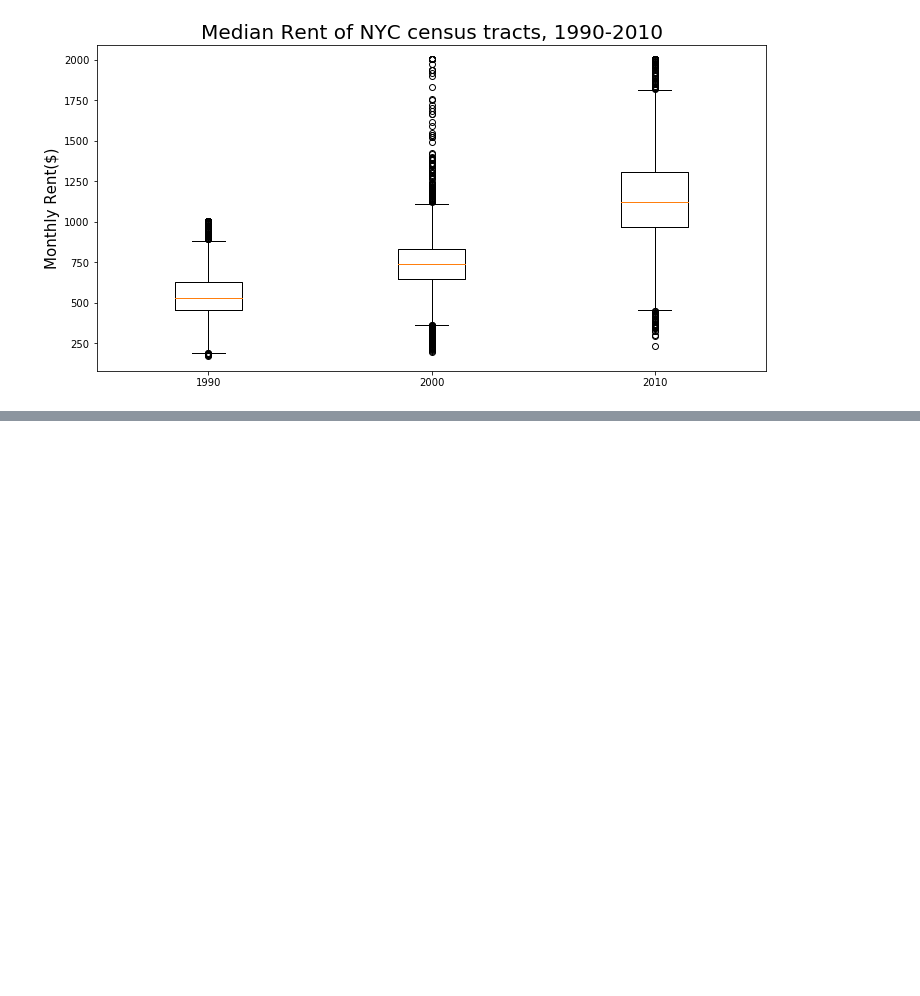
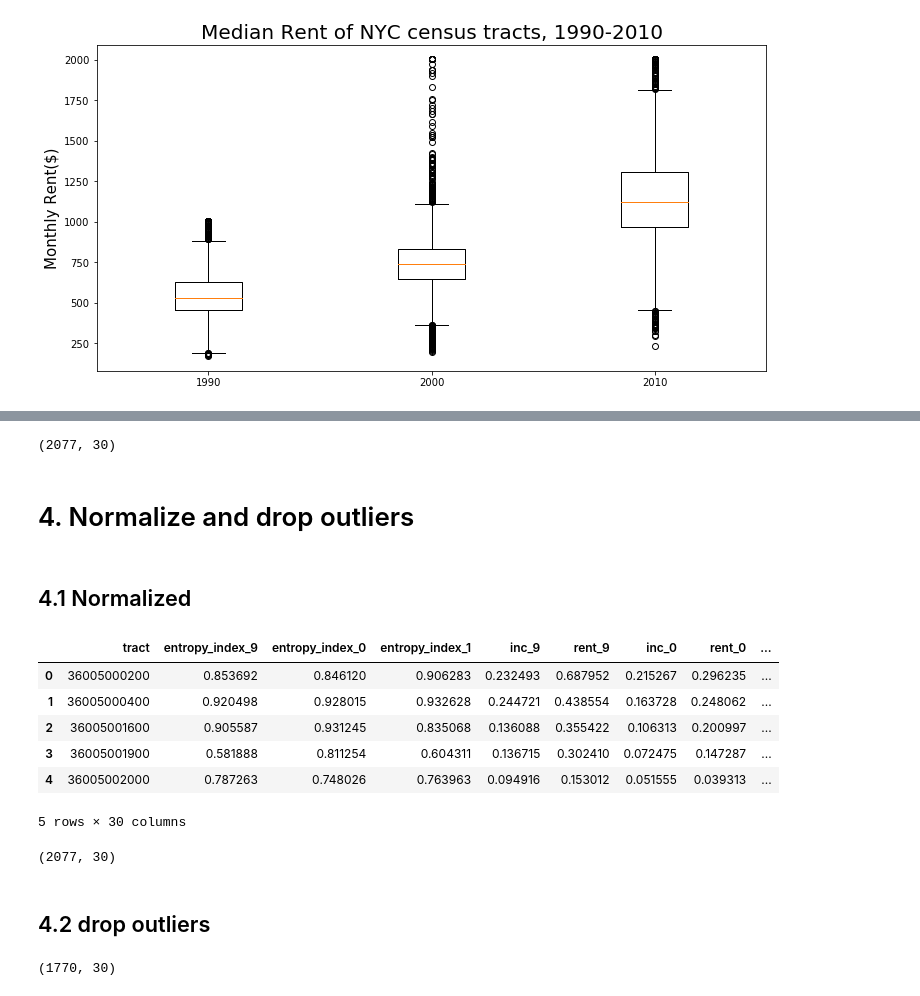
Before and after one commit to picniclin/NYC_yl5240, a Jupyter notebook: civic_clean&descripitive_Yuwei.ipynb, the cells around one changed output, grey strips where cells are left out. Saved outputs shown, nothing was run; the diff lists cells and outputs as text; code cells hidden in the pictures; blank space fills up the shorter version.

```diff
--- a/civic_clean&descripitive_Yuwei.ipynb
+++ b/civic_clean&descripitive_Yuwei.ipynb
@@ -563,0 +570,3 @@ plt.show()
+# %%
+df1 = pd.concat([df_census.iloc[:,:-4], df_change1, df_change2, df_census.iloc[:,-4:]], axis = 1)
+df1.head()
@@ -563,0 +581,4 @@ plt.show()
+# %%
+df1.shape
+# %% [output]
+(2077, 30)
@@ -563,0 +587,30 @@ plt.show()
+# %% [markdown]
+# 4. Normalize and drop outliers
+# %% [markdown]
+## 4.1 Normalized
+# %%
+def normalize(x):
+    norm = (x - x.min())/(x.max() - x.min())
+    return norm
+# %%
+df_normed0 = pd.DataFrame()
+df_normed0['tract'] = df1['tract']
+
+for i in range(1, df1.shape[1]-4):
+    df_normed0[df1.columns[i]] = normalize(df1.iloc[:,i])
+
+df_normed0 = pd.concat([df_normed0, df1.iloc[:,-4:]], axis = 1)
+
+df_normed0.head()
+# %% [output]
+|  | tract | entropy_index_9 | entropy_index_0 | entropy_index_1 | inc_9 | rent_9 | inc_0 | rent_0 | ... |
+| 0 | 36005000200 | 0.853692 | 0.846120 | 0.906283 | 0.232493 | 0.687952 | 0.215267 | 0.296235 | ... |
+| 1 | 36005000400 | 0.920498 | 0.928015 | 0.932628 | 0.244721 | 0.438554 | 0.163728 | 0.248062 | ... |
+| 2 | 36005001600 | 0.905587 | 0.931245 | 0.835068 | 0.136088 | 0.355422 | 0.106313 | 0.200997 | ... |
+| 3 | 36005001900 | 0.581888 | 0.811254 | 0.604311 | 0.136715 | 0.302410 | 0.072475 | 0.147287 | ... |
+| 4 | 36005002000 | 0.787263 | 0.748026 | 0.763963 | 0.094916 | 0.153012 | 0.051555 | 0.039313 | ... |
+5 rows × 30 columns
+# %%
+df_normed0.shape
+# %% [output]
+(2077, 30)
@@ -563,0 +619,2 @@ plt.show()
+# %% [markdown]
+## 4.2 drop outliers
@@ -563,0 +625,10 @@ plt.show()
+# %%
+a = np.ones(df1.shape[0])
+for i in range(df1.shape[1]):
+    a0 = df1.iloc[:,i] < outlier(df1.iloc[:,i])
+    a = a0 * a
+
+df2 = df1[[bool(i) for i in a]]
+df2.shape
+# %% [output]
+(1770, 30)
```
Also changed, not shown: parts of 12 cells of this notebook.
